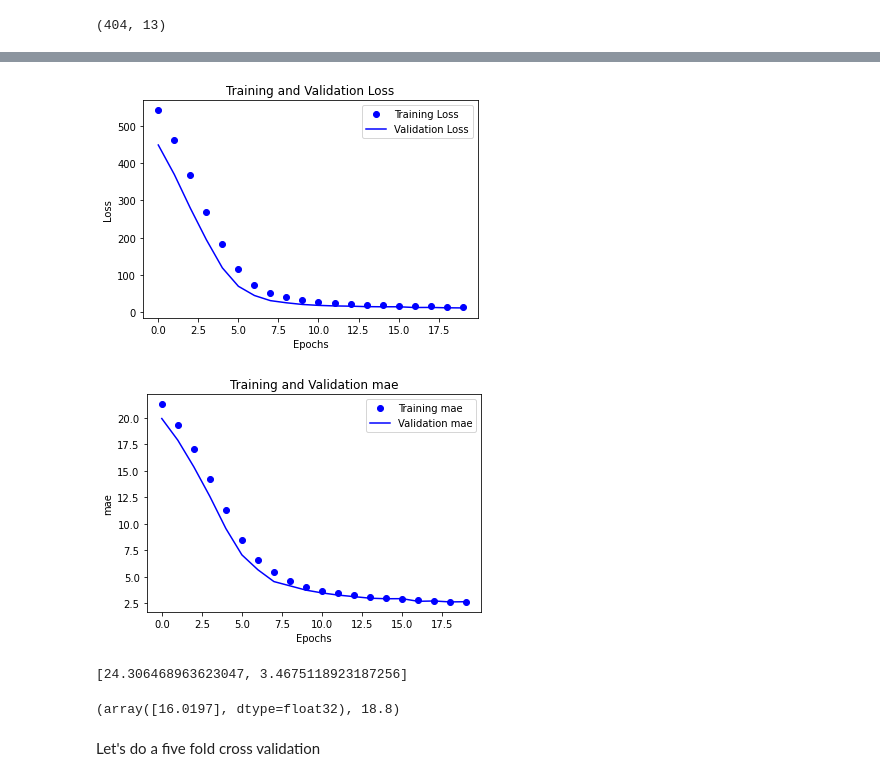
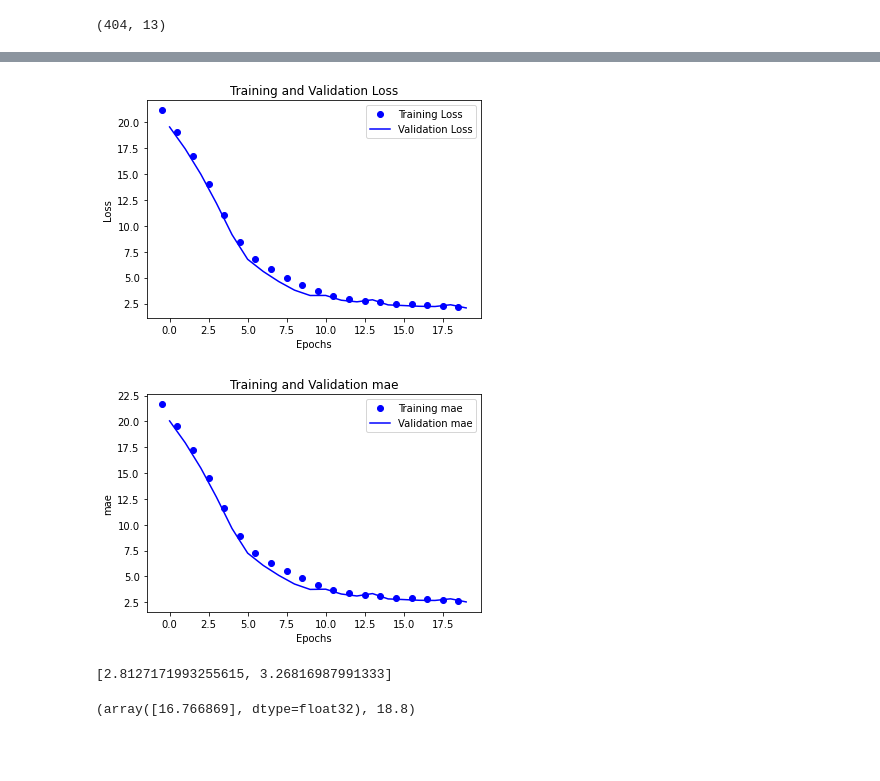
Before and after one commit to bhadaur1/Chollet, a Jupyter notebook: Chollet_Chap3_3.ipynb, the cells around one changed output, grey strips where cells are left out. Cells and saved outputs as stored; diff of their text form; code cells hidden in the pictures; blank space fills up the shorter version.

Commit message:
Huber loss and shifting training plots by 0.5 epochs

```diff
--- a/Chollet_Chap3_3.ipynb
+++ b/Chollet_Chap3_3.ipynb
@@ -46,7 +46,7 @@ def model_training(epochs=1):
   model.add(layers.Dense(1))
 
   model.compile(optimizer='rmsprop',
-                loss='mse',
+                loss='huber',
                 metrics=['mae'])
 
   history = model.fit(x_train, y_train, epochs=epochs, batch_size=32, validation_split=0.111)
@@ -75,32 +75,32 @@ Wall time: 1.97 s
 # %%
 def plot_loss(history):
 
   history_dict = history.history
   loss_values = history_dict['loss']
   val_loss_values = history_dict['val_loss']
-  epochs = history.epoch
+  epochs = np.array(history.epoch)
 
-  plt.plot(epochs, loss_values, 'bo', label='Training Loss')
+  plt.plot(epochs-0.5, loss_values, 'bo', label='Training Loss')
   plt.plot(epochs, val_loss_values, 'b', label='Validation Loss')
   plt.title('Training and Validation Loss')
   plt.xlabel('Epochs')
   plt.ylabel('Loss')
   plt.legend()
 
   plt.show()
 
 plot_loss(history)
 # %% [output]
-[figure, old version]
+[figure, new version]
 # %%
 def plot_mae(history):
 
   history_dict = history.history
   mae_values = history_dict['mae']
   val_mae_values = history_dict['val_mae']
-  epochs = history.epoch
+  epochs = np.array(history.epoch)
 
-  plt.plot(epochs, mae_values, 'bo', label='Training mae')
+  plt.plot(epochs-0.5, mae_values, 'bo', label='Training mae')
   plt.plot(epochs, val_mae_values, 'b', label='Validation mae')
   plt.title('Training and Validation mae')
   plt.xlabel('Epochs')
@@ -111,14 +111,12 @@ def plot_mae(history):
 
 plot_mae(history)
 # %% [output]
-[figure, old version]
+[figure, new version]
 # %%
 test_eval_results
 # %% [output]
-[24.306468963623047, 3.4675118923187256]
+[2.8127171993255615, 3.26816987991333]
 # %%
 model.predict(x_test)[1], y_test[1]
 # %% [output]
-(array([16.0197], dtype=float32), 18.8)
+(array([16.766869], dtype=float32), 18.8)
-# %% [markdown]
-Let's do a five fold cross validation
```
Also changed, not shown: parts of 3 cells of this notebook.
